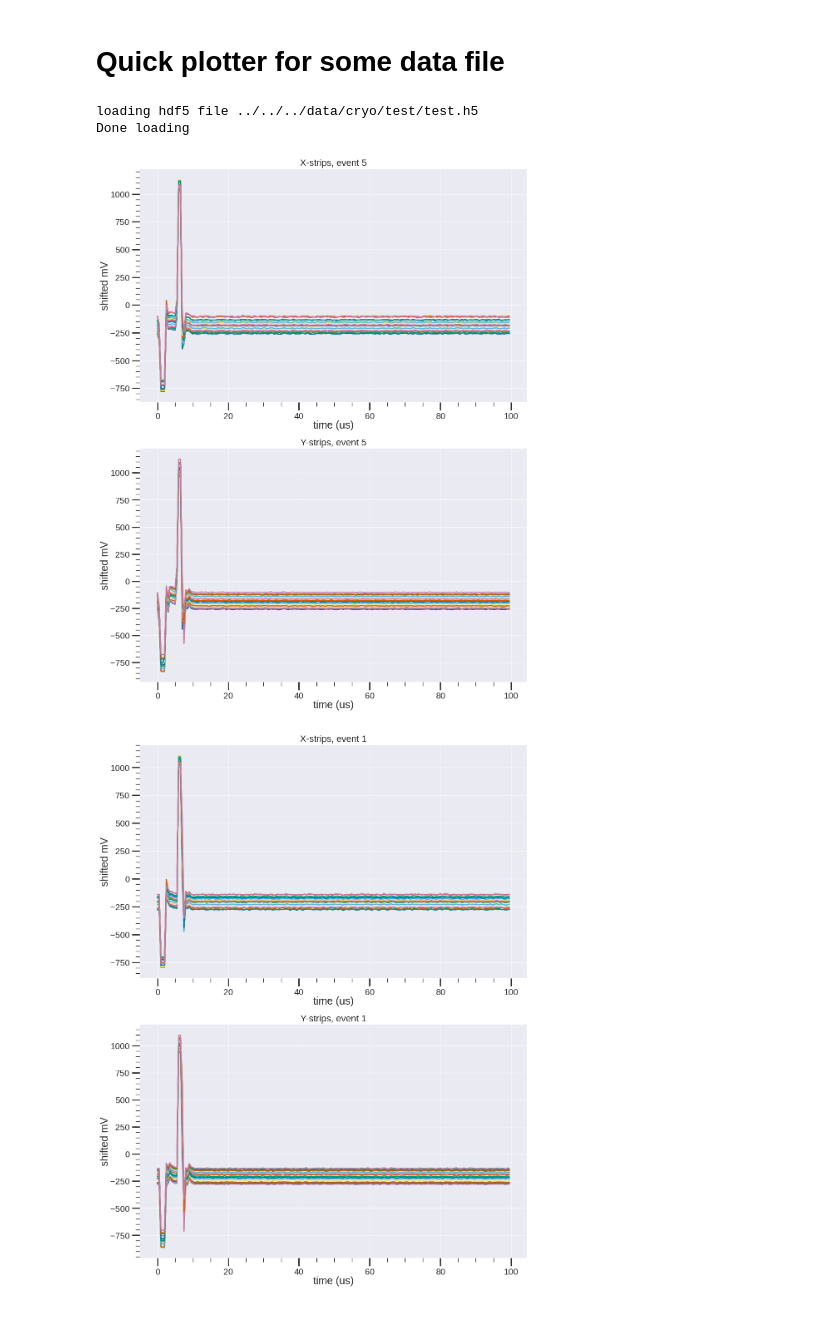
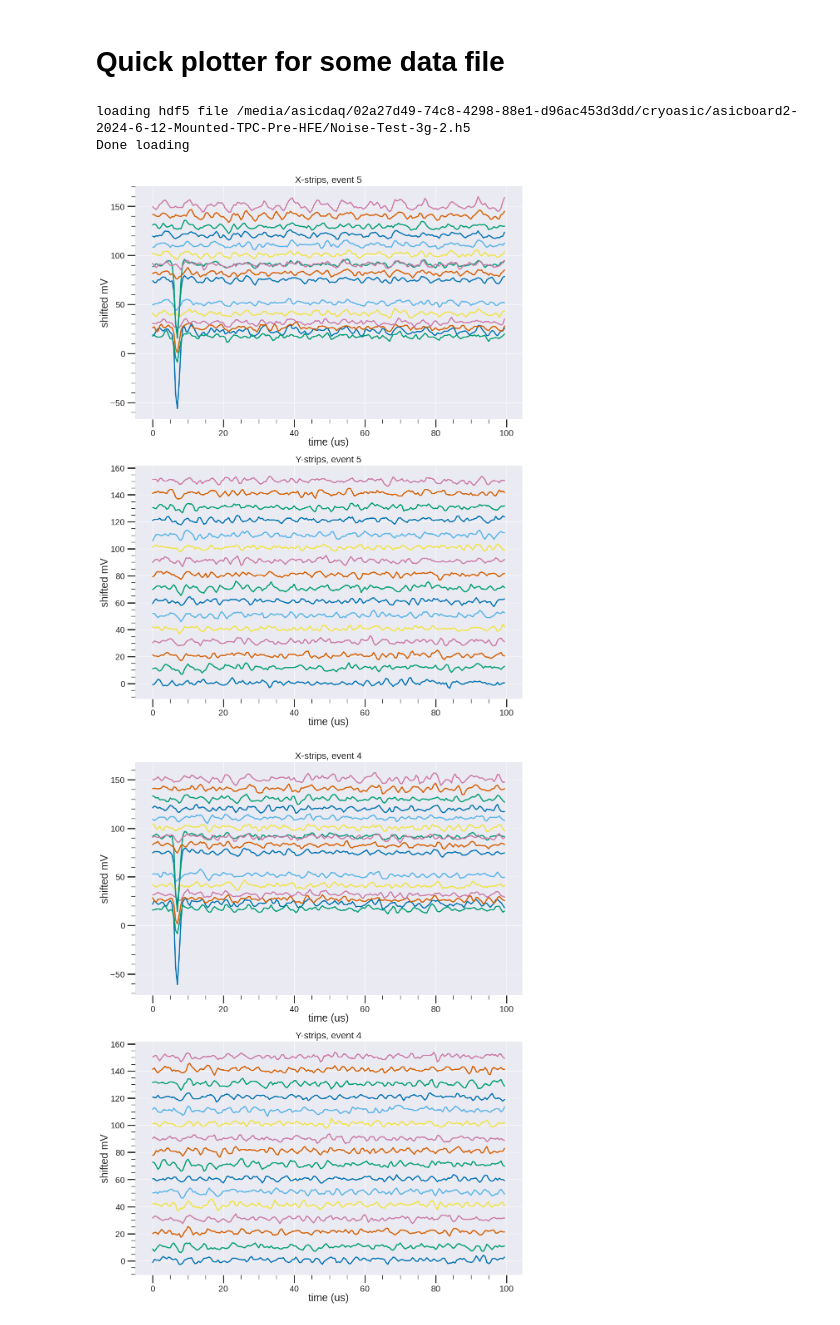
Before and after one commit to nEXO-collaboration/cryo-asic-analysis, a Jupyter notebook: notebooks/quickviewer.ipynb, the cells around one changed output. Cells and saved outputs as stored; diff of their text form; code cells hidden in the pictures.

```diff
--- a/notebooks/quickviewer.ipynb
+++ b/notebooks/quickviewer.ipynb
@@ -51,7 +74,7 @@ map directly to c-types [inferred_type->mixed,key->block0_values] [items->Index(
 # %% [markdown]
 # Quick plotter for some data file
 # %%
-datapath = "../../../data/cryo/test/"
+datapath = "/media/asicdaq/02a27d49-74c8-4298-88e1-d96ac453d3dd/cryoasic/asicboard2-2024-6-12-Mounted-TPC-Pre-HFE/"
 datfiles = glob.glob(datapath+"*.dat")
 h5files = glob.glob(datapath+"*.h5")
 infile = h5files[0]
@@ -70,15 +93,15 @@ config = {
 cv = CryoAsicEventViewer.CryoAsicEventViewer(infile, config)
 cv.baseline_subtract()
 # %% [output]
-loading hdf5 file ../../../data/cryo/test/test.h5
+loading hdf5 file /media/asicdaq/02a27d49-74c8-4298-88e1-d96ac453d3dd/cryoasic/asicboard2-2024-6-12-Mounted-TPC-Pre-HFE/Noise-Test-3g-2.h5
 Done loading
 # %%
 #plot random events
-nevts = 10
+nevts = 3
 max_n = cv.nevents_total
 evts_to_plot = np.random.choice(range(max_n), nevts, replace=False) #no repeat events
 for i in evts_to_plot:
     cv.plot_strips_waveforms_separated(i)
 # %% [output]
-[figure, old version]
+[figure, new version]
-[figure, old version]
+[figure, new version]
```
Also changed, not shown: parts of 3 cells of this notebook, 1 other file.
